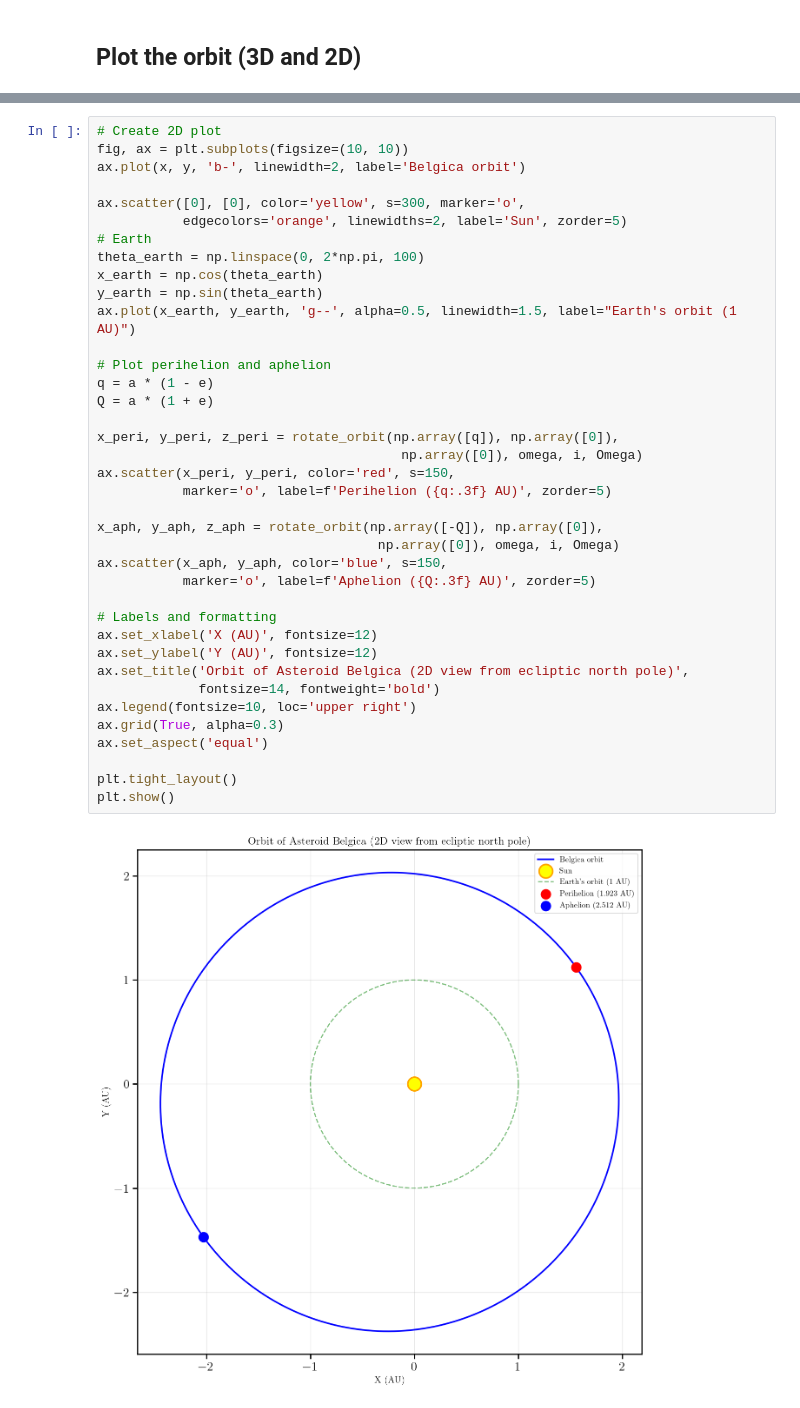
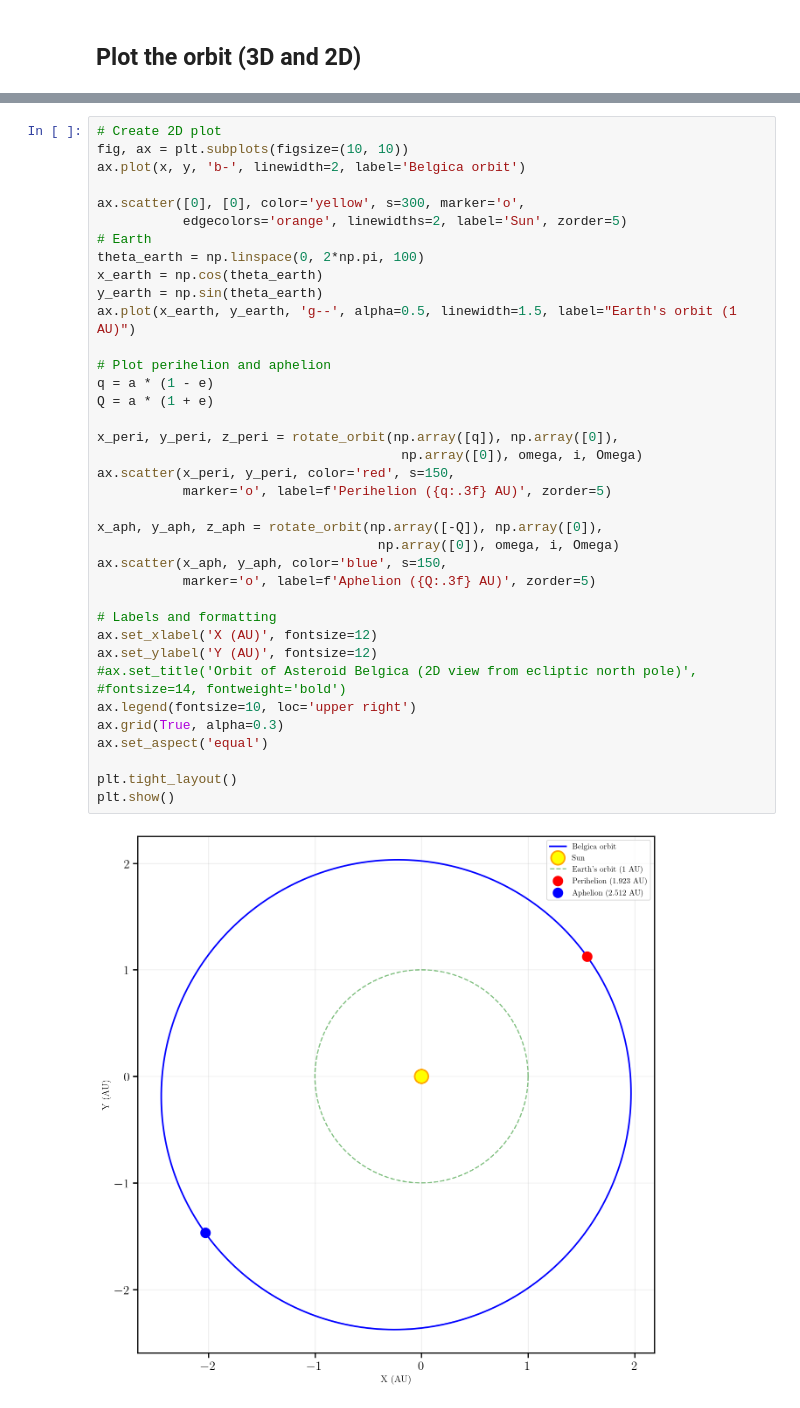
Before and after one commit to matyldarejus/TGP_Asteroids2_2025, a Jupyter notebook: Astrometry/astrometry_main.ipynb, the cells around one changed output, grey strips where cells are left out. Drawn from its saved outputs; the diff is of its cells as text.

```diff
--- a/Astrometry/astrometry_main.ipynb
+++ b/Astrometry/astrometry_main.ipynb
@@ -305,33 +305,33 @@ ax.scatter([0], [0], color='yellow', s=300, marker='o',
 # Earth
 theta_earth = np.linspace(0, 2*np.pi, 100)
 x_earth = np.cos(theta_earth)
 y_earth = np.sin(theta_earth)
 ax.plot(x_earth, y_earth, 'g--', alpha=0.5, linewidth=1.5, label="Earth's orbit (1 AU)")
 
 # Plot perihelion and aphelion
 q = a * (1 - e)
 Q = a * (1 + e)
 
 x_peri, y_peri, z_peri = rotate_orbit(np.array([q]), np.array([0]),
                                        np.array([0]), omega, i, Omega)
 ax.scatter(x_peri, y_peri, color='red', s=150,
            marker='o', label=f'Perihelion ({q:.3f} AU)', zorder=5)
 
 x_aph, y_aph, z_aph = rotate_orbit(np.array([-Q]), np.array([0]),
                                     np.array([0]), omega, i, Omega)
 ax.scatter(x_aph, y_aph, color='blue', s=150,
            marker='o', label=f'Aphelion ({Q:.3f} AU)', zorder=5)
 
 # Labels and formatting
 ax.set_xlabel('X (AU)', fontsize=12)
 ax.set_ylabel('Y (AU)', fontsize=12)
-ax.set_title('Orbit of Asteroid Belgica (2D view from ecliptic north pole)',
-             fontsize=14, fontweight='bold')
+#ax.set_title('Orbit of Asteroid Belgica (2D view from ecliptic north pole)',
+#fontsize=14, fontweight='bold')
 ax.legend(fontsize=10, loc='upper right')
 ax.grid(True, alpha=0.3)
 ax.set_aspect('equal')
 
 plt.tight_layout()
 plt.show()
 # %% [output]
-[figure, old version]
+[figure, new version]
```
Also changed, not shown: parts of 1 cell of this notebook.
